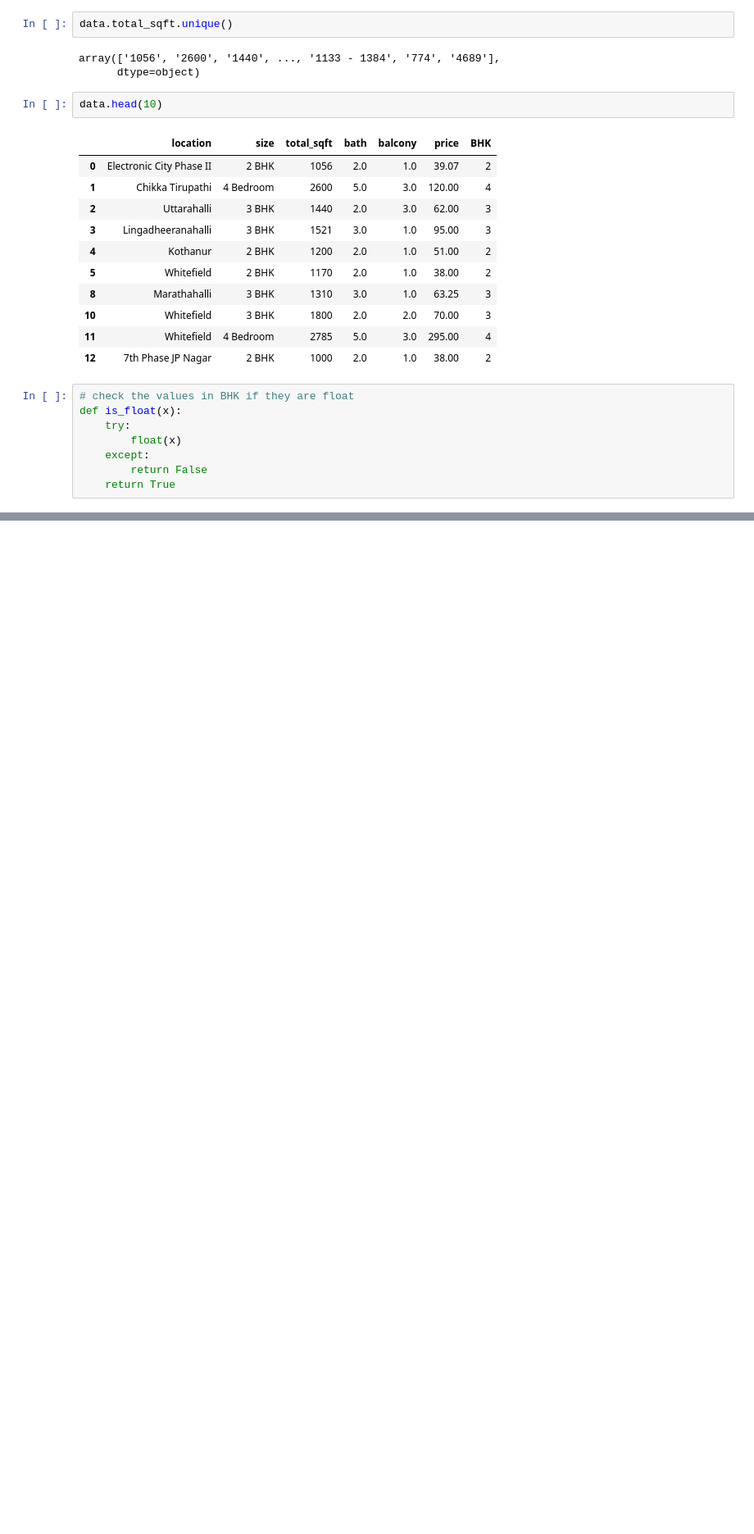
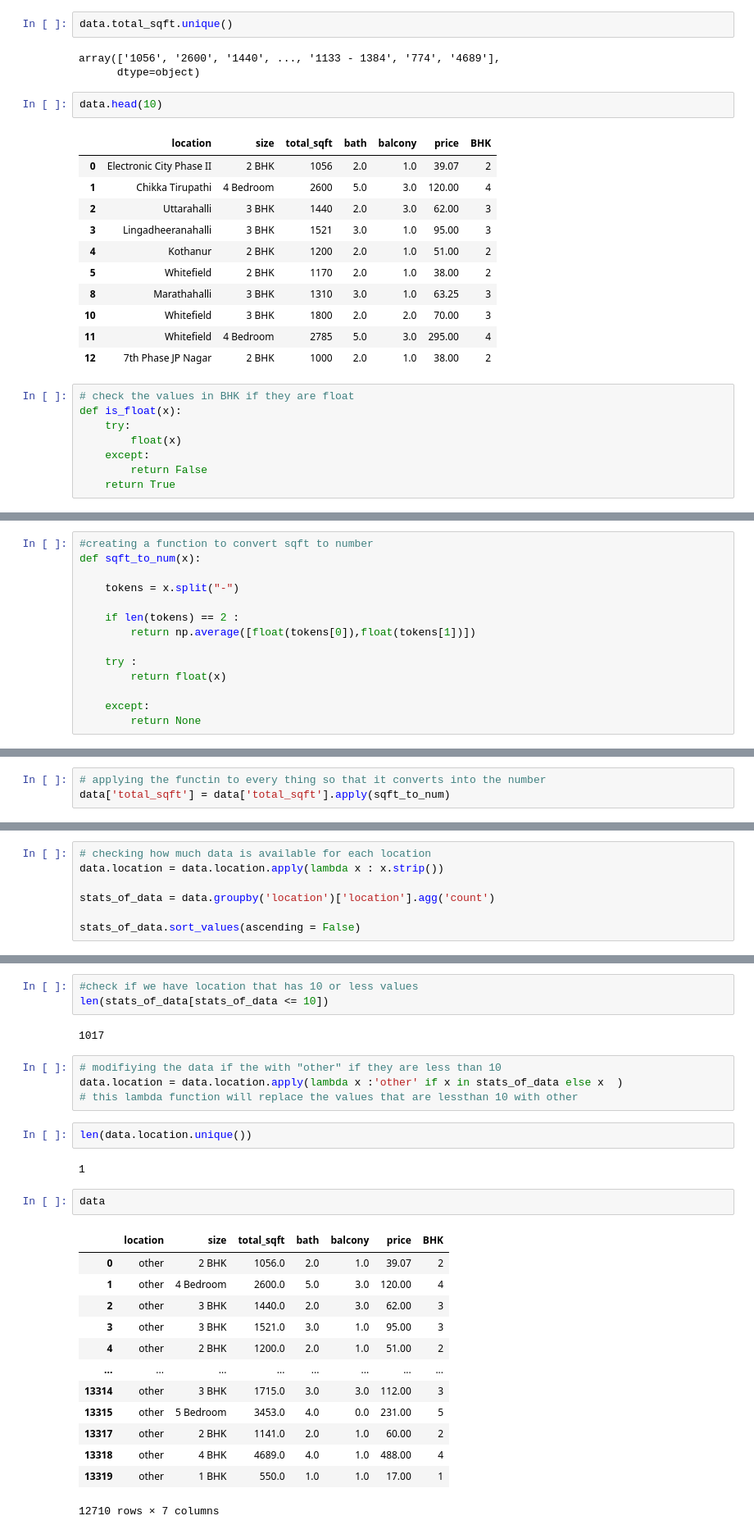
Before and after one commit to lvlitx/BLR_HEA, a Jupyter notebook: House_data.ipynb, the cells around one changed output, grey strips where cells are left out. Shown at 82% size. Drawn from its saved outputs; the diff is of its cells as text; blank space fills up the shorter version.

```diff
--- a/House_data.ipynb
+++ b/House_data.ipynb
@@ -307,0 +315,14 @@ def is_float(x):
+# %%
+#creating a function to convert sqft to number
+def sqft_to_num(x):
+
+    tokens = x.split("-")
+
+    if len(tokens) == 2 :
+        return np.average([float(tokens[0]),float(tokens[1])])
+
+    try :
+        return float(x)
+
+    except:
+        return None
@@ -307,0 +334,3 @@ def is_float(x):
+# %%
+# applying the functin to every thing so that it converts into the number
+data['total_sqft'] = data['total_sqft'].apply(sqft_to_num)
@@ -307,0 +350,7 @@ def is_float(x):
+# %%
+# checking how much data is available for each location
+data.location = data.location.apply(lambda x : x.strip())
+
+stats_of_data = data.groupby('location')['location'].agg('count')
+
+stats_of_data.sort_values(ascending = False)
@@ -307,0 +371,29 @@ def is_float(x):
+# %%
+#check if we have location that has 10 or less values
+len(stats_of_data[stats_of_data <= 10])
+# %% [output]
+1017
+# %%
+# modifiying the data if the with "other" if they are less than 10
+data.location = data.location.apply(lambda x :'other' if x in stats_of_data else x  )
+# this lambda function will replace the values that are lessthan 10 with other
+# %%
+len(data.location.unique())
+# %% [output]
+1
+# %%
+data
+# %% [output]
+|  | location | size | total_sqft | bath | balcony | price | BHK |
+| 0 | other | 2 BHK | 1056.0 | 2.0 | 1.0 | 39.07 | 2 |
+| 1 | other | 4 Bedroom | 2600.0 | 5.0 | 3.0 | 120.00 | 4 |
+| 2 | other | 3 BHK | 1440.0 | 2.0 | 3.0 | 62.00 | 3 |
+| 3 | other | 3 BHK | 1521.0 | 3.0 | 1.0 | 95.00 | 3 |
+| 4 | other | 2 BHK | 1200.0 | 2.0 | 1.0 | 51.00 | 2 |
+| ... | ... | ... | ... | ... | ... | ... | ... |
+| 13314 | other | 3 BHK | 1715.0 | 3.0 | 3.0 | 112.00 | 3 |
+| 13315 | other | 5 Bedroom | 3453.0 | 4.0 | 0.0 | 231.00 | 5 |
+| 13317 | other | 2 BHK | 1141.0 | 2.0 | 1.0 | 60.00 | 2 |
+| 13318 | other | 4 BHK | 4689.0 | 4.0 | 1.0 | 488.00 | 4 |
+| 13319 | other | 1 BHK | 550.0 | 1.0 | 1.0 | 17.00 | 1 |
+12710 rows × 7 columns
```
Also changed, not shown: parts of 9 cells of this notebook.
